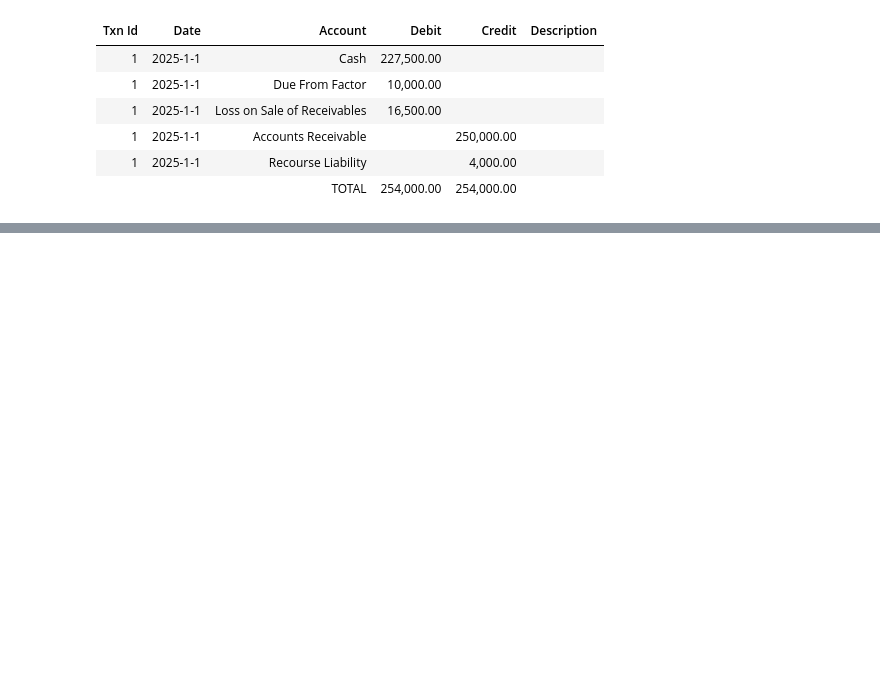
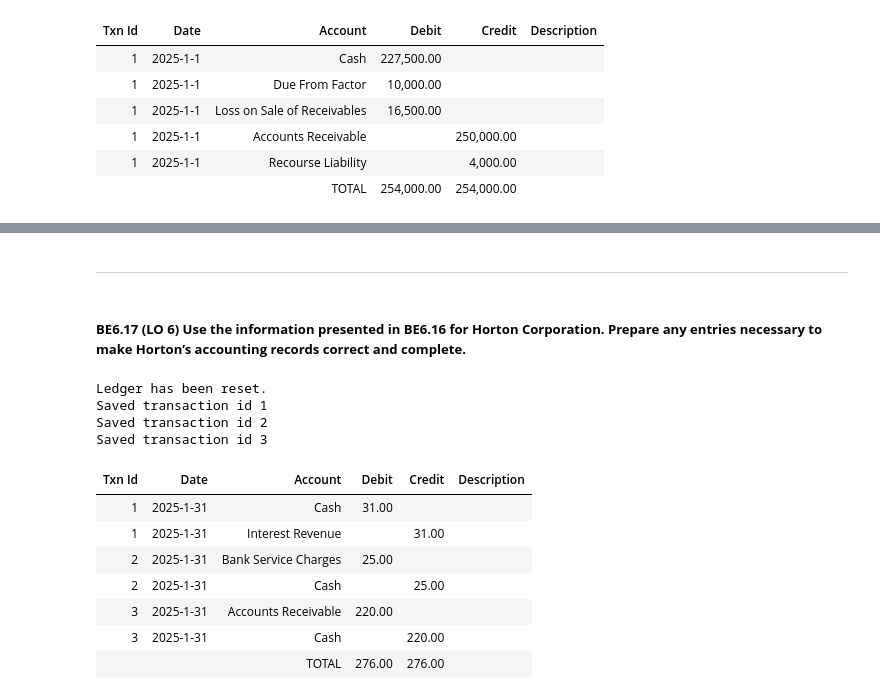
Before and after one commit to ekmartinez/Accounting, a Jupyter notebook: 02_Cash_And_Receivables/02_Cash_And_Receivables_Brief_Exercises.ipynb, the cells around one changed output, grey strips where cells are left out. Saved outputs shown, nothing was run; the diff lists cells and outputs as text; code cells hidden in the pictures; blank space fills up the shorter version.

```diff
--- a/02_Cash_And_Receivables/02_Cash_And_Receivables_Brief_Exercises.ipynb
+++ b/02_Cash_And_Receivables/02_Cash_And_Receivables_Brief_Exercises.ipynb
@@ -646,0 +741,45 @@ Saved transaction id 1
+# %% [markdown]
+---
+# %% [markdown]
+##### **BE6.17 (LO 6) Use the information presented in BE6.16 for Horton Corporation. Prepare any entries necessary to make Horton’s accounting records correct and complete.**
+# %%
+horton = Ledger()
+horton.reset()
+
+horton.add_entry(
+    [
+        {"date": "2025-1-31", "account": "Cash", "debit": 31, "credit": 0},
+        {"date": "2025-1-31", "account": "Interest Revenue", "debit": 0, "credit": 31},
+    ],
+    description="",
+)
+
+horton.add_entry(
+    [
+        {"date": "2025-1-31", "account": "Bank Service Charges", "debit": 25, "credit": 0},
+        {"date": "2025-1-31", "account": "Cash", "debit": 0, "credit": 25},
+    ],
+    description="",
+)
+
+horton.add_entry(
+    [
+        {"date": "2025-1-31", "account": "Accounts Receivable", "debit": 220, "credit": 0},
+        {"date": "2025-1-31", "account": "Cash", "debit": 0, "credit": 220},
+    ],
+    description="",
+)
+display(HTML(format_ledger_table(horton).to_html(index=False)))
+# %% [output]
+Ledger has been reset.
+Saved transaction id 1
+Saved transaction id 2
+Saved transaction id 3
+| Txn Id | Date | Account | Debit | Credit | Description |
+| 1 | 2025-1-31 | Cash | 31.00 |  |  |
+| 1 | 2025-1-31 | Interest Revenue |  | 31.00 |  |
+| 2 | 2025-1-31 | Bank Service Charges | 25.00 |  |  |
+| 2 | 2025-1-31 | Cash |  | 25.00 |  |
+| 3 | 2025-1-31 | Accounts Receivable | 220.00 |  |  |
+| 3 | 2025-1-31 | Cash |  | 220.00 |  |
+|  |  | TOTAL | 276.00 | 276.00 |  |
```
Also changed, not shown: parts of 16 cells of this notebook.
